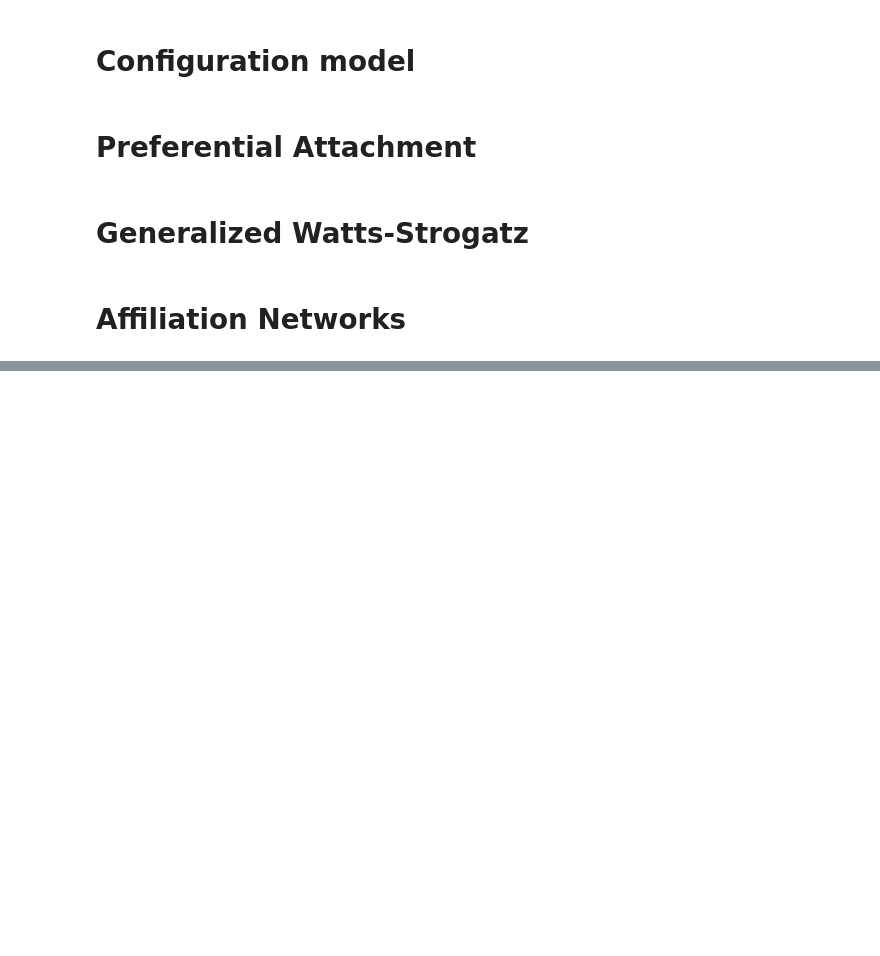
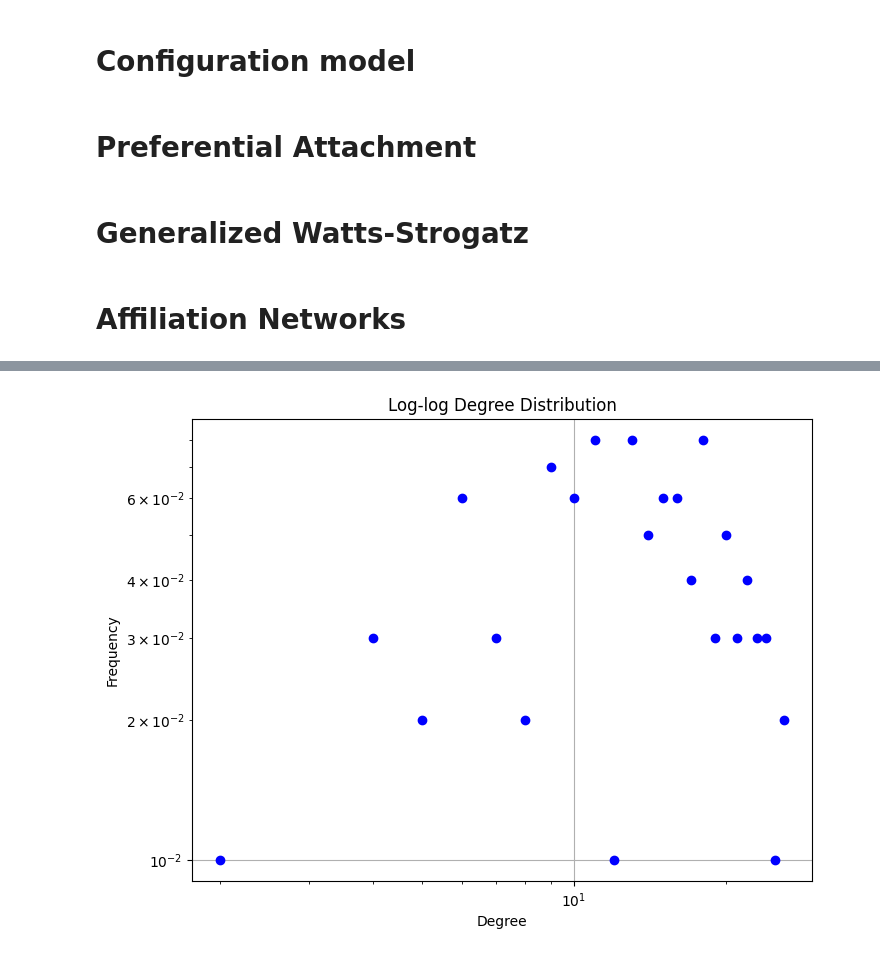
Before and after one commit to SNA24/final_project, a Jupyter notebook: analyze.ipynb, the cells around one changed output, grey strips where cells are left out. Cells and saved outputs as stored; diff of their text form; code cells hidden in the pictures; blank space fills up the shorter version.

```diff
--- a/analyze.ipynb
+++ b/analyze.ipynb
@@ -260,15 +201,0 @@ print(mean_length)
-# %%
-# find the number of communities given the matrix updated_F containing the affiliation degree of each node to each community
-# the number of communities is not necessarily equal to m, since some communities may be empty
-def find_number_of_communities(updated_F):
-    # for each col take the number of non zero elements
-    elems = np.zeros(m)
-    for i in range(m):
-        elems[i] = np.count_nonzero(updated_F[:, i])
-    return elems
-
-num_elems = find_number_of_communities(updated_F)
-mean = np.mean(num_elems)
-# count the number of communities whose num_elems is greater than the mean
-num_communities = np.count_nonzero(num_elems > mean)
-print(num_communities)
@@ -277,17 +201,0 @@ print(num_communities)
-# %%
-G = affiliationG(100, 4, 0.2, 3, 0.1, 5)
-
-# Write edge list to a file using tab as separator
-with open('try', 'w') as f:
-    for edge in G.edges():
-        f.write(str(edge[0]) + '\t' + str(edge[1]) + '\n')
-
-import pandas as pd
-
-df = pd.DataFrame(columns=['node_id', 'node_label'])
-df['node_id'] = list(G.nodes())
-
-# create labels.txt file
-with open('labels.txt', 'w') as f:
-    for node in G.nodes():
-        f.write(str(node) + '\t\n')
@@ -293,0 +319,8 @@ with open('labels.txt', 'w') as f:
+# %%
+G2 = affiliationG(n, math.floor(best_params[0]), best_params[1], best_params[2], best_params[3], s)
+
+analyzer_g2 = Analyzer(G2)
+plt = analyzer_g2.get_degree_distribution()
+plt.show()
+# %% [output]
+[figure, added]
```
Also changed, not shown: parts of 13 cells of this notebook, 1 other file.
